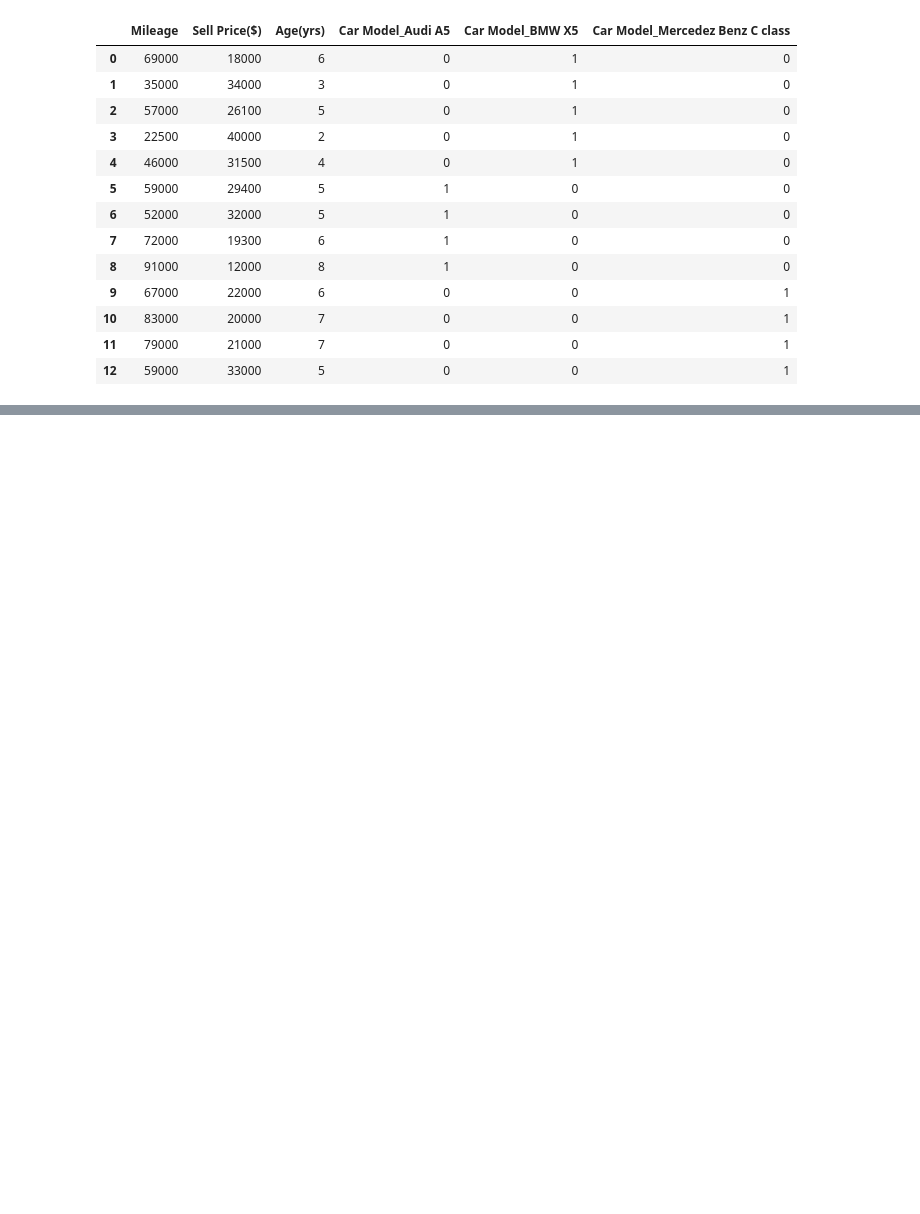
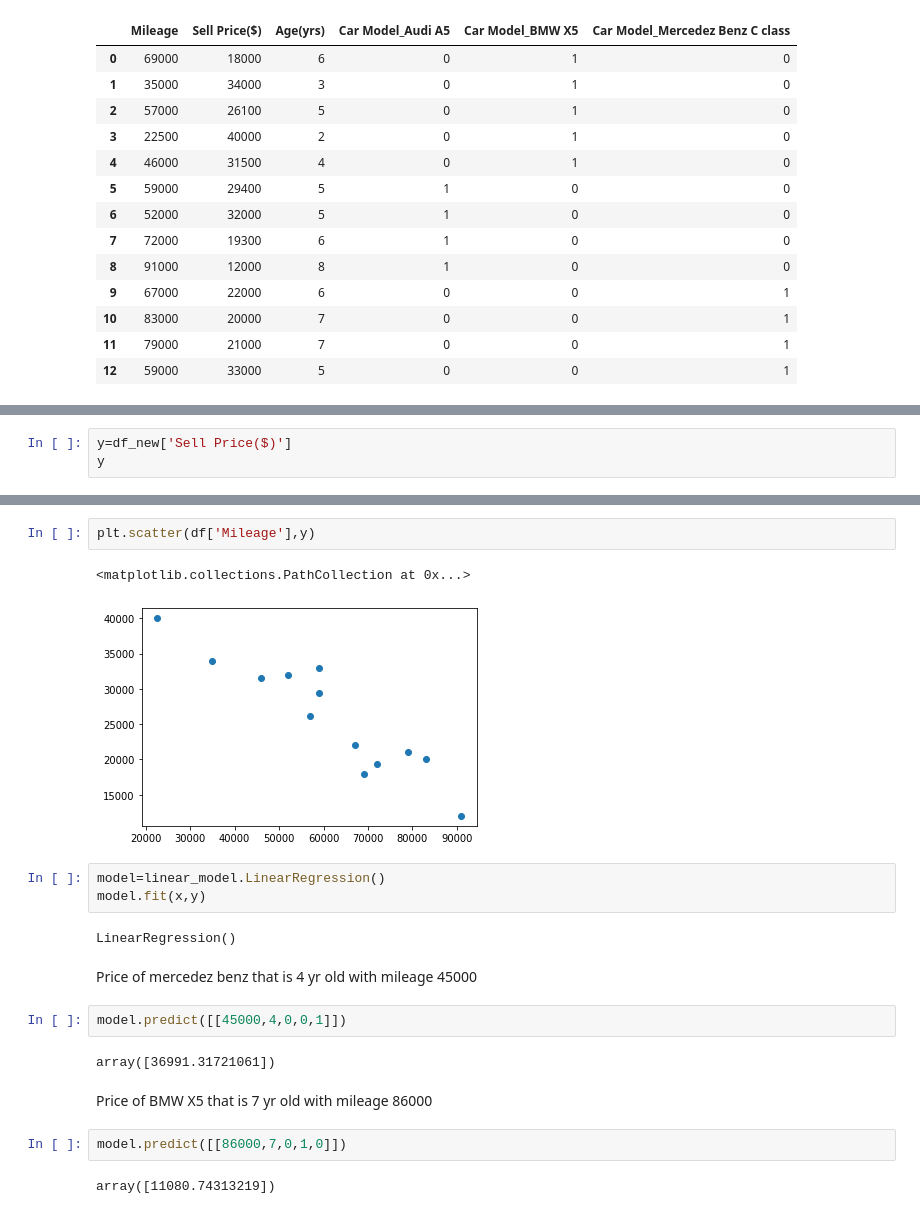
Before and after one commit to AliRizvi14/Machine_Learning, a Jupyter notebook: Onehotencoding.ipynb, the cells around one changed output, grey strips where cells are left out. Drawn from its saved outputs; the diff is of its cells as text; blank space fills up the shorter version.

```diff
--- a/Onehotencoding.ipynb
+++ b/Onehotencoding.ipynb
@@ -47,0 +66,3 @@ df_new
+# %%
+y=df_new['Sell Price($)']
+y
@@ -47,0 +84,22 @@ df_new
+# %%
+plt.scatter(df['Mileage'],y)
+# %% [output]
+<matplotlib.collections.PathCollection at 0x...>
+[figure, added]
+# %%
+model=linear_model.LinearRegression()
+model.fit(x,y)
+# %% [output]
+LinearRegression()
+# %% [markdown]
+Price of mercedez benz that is 4 yr old with mileage 45000
+# %%
+model.predict([[45000,4,0,0,1]])
+# %% [output]
+array([36991.31721061])
+# %% [markdown]
+Price of BMW X5 that is 7 yr old with mileage 86000
+# %%
+model.predict([[86000,7,0,1,0]])
+# %% [output]
+array([11080.74313219])
```
Also changed, not shown: parts of 2 cells of this notebook.
